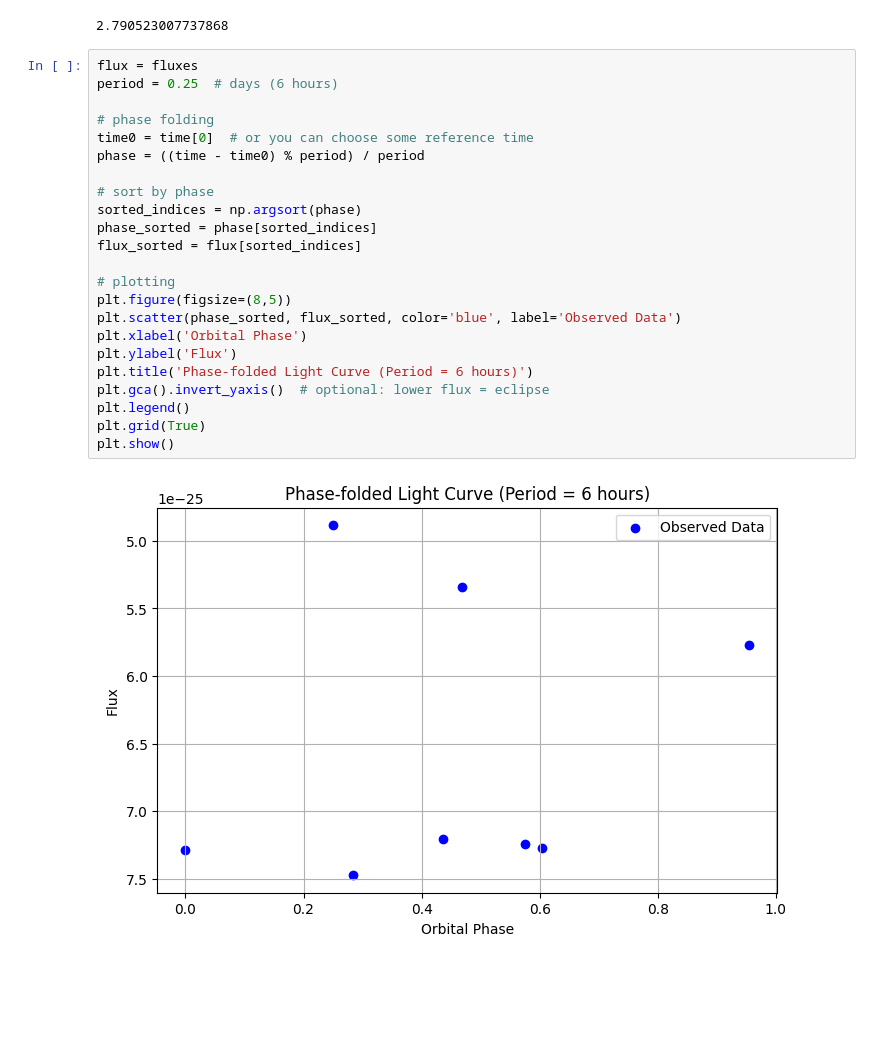
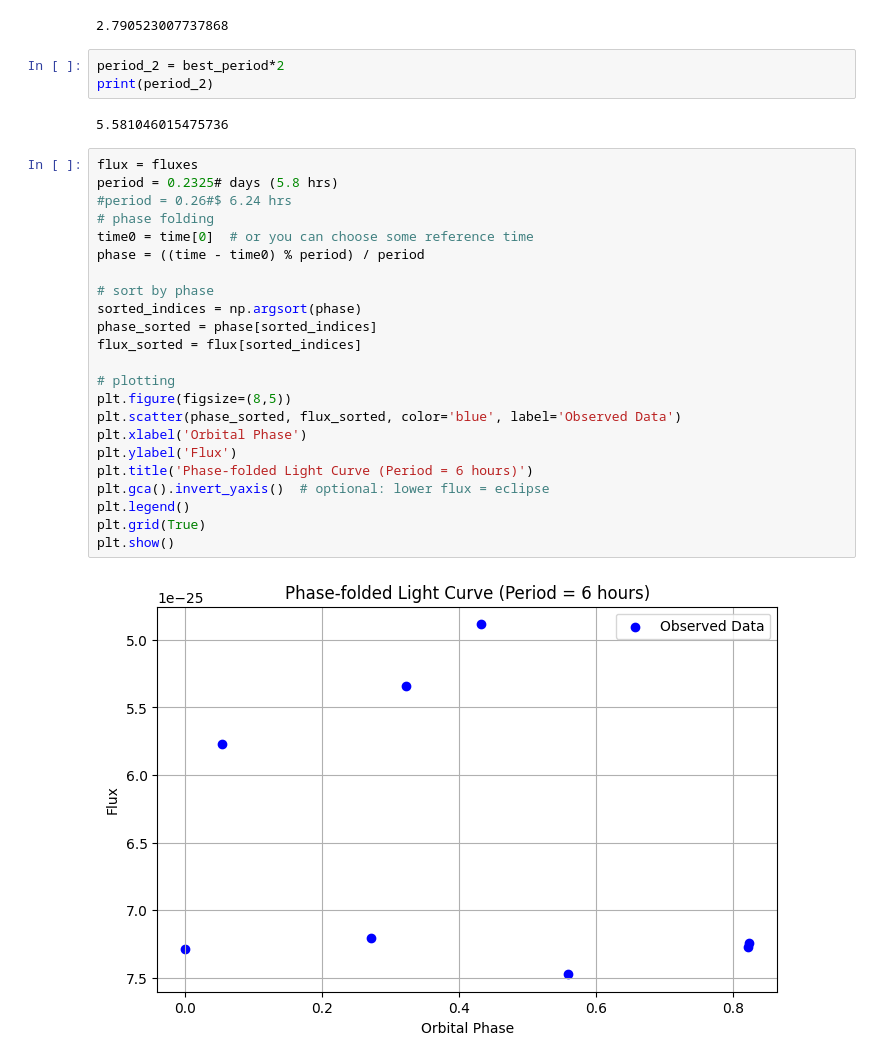
Before and after one commit to lucamenotti/astr136_lab, a Jupyter notebook: lab1_astr136.ipynb, the cells around one changed output. Cells and saved outputs as stored; diff of their text form; blank space fills up the shorter version.

```diff
--- a/lab1_astr136.ipynb
+++ b/lab1_astr136.ipynb
@@ -699,28 +700,33 @@ best_period = 1 / frequency[np.argmax(power)]
 print(best_period)
 # %% [output]
 2.790523007737868
+# %%
+period_2 = best_period*2
+print(period_2)
+# %% [output]
+5.581046015475736
 # %%
 flux = fluxes
-period = 0.25  # days (6 hours)
-
+period = 0.2325# days (5.8 hrs)
+#period = 0.26#$ 6.24 hrs
 # phase folding
 time0 = time[0]  # or you can choose some reference time
 phase = ((time - time0) % period) / period
 
 # sort by phase
 sorted_indices = np.argsort(phase)
 phase_sorted = phase[sorted_indices]
 flux_sorted = flux[sorted_indices]
 
 # plotting
 plt.figure(figsize=(8,5))
 plt.scatter(phase_sorted, flux_sorted, color='blue', label='Observed Data')
 plt.xlabel('Orbital Phase')
 plt.ylabel('Flux')
 plt.title('Phase-folded Light Curve (Period = 6 hours)')
 plt.gca().invert_yaxis()  # optional: lower flux = eclipse
 plt.legend()
 plt.grid(True)
 plt.show()
 # %% [output]
-[figure, old version]
+[figure, new version]
```
Also changed, not shown: parts of 12 cells of this notebook.
